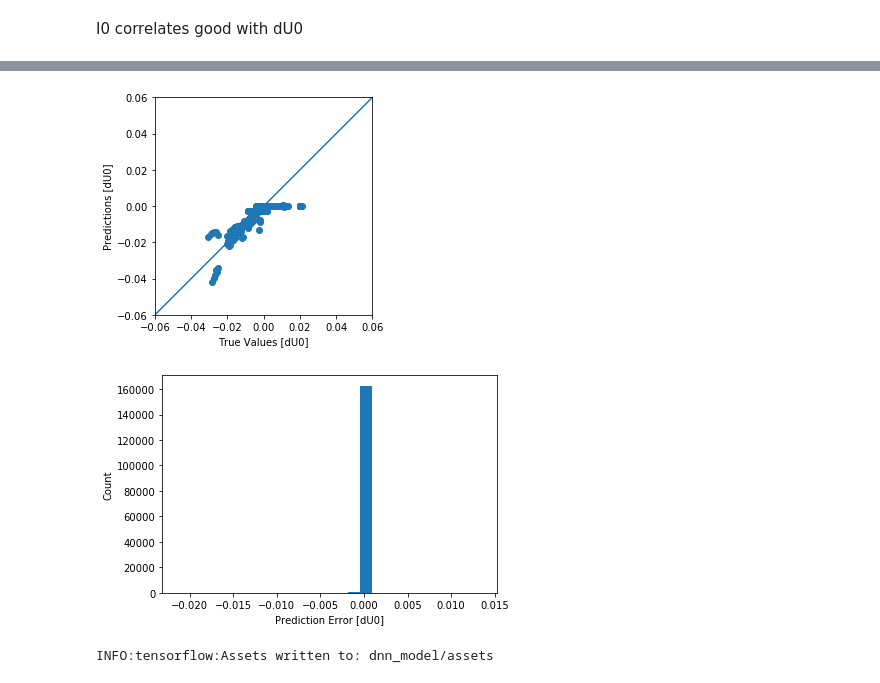
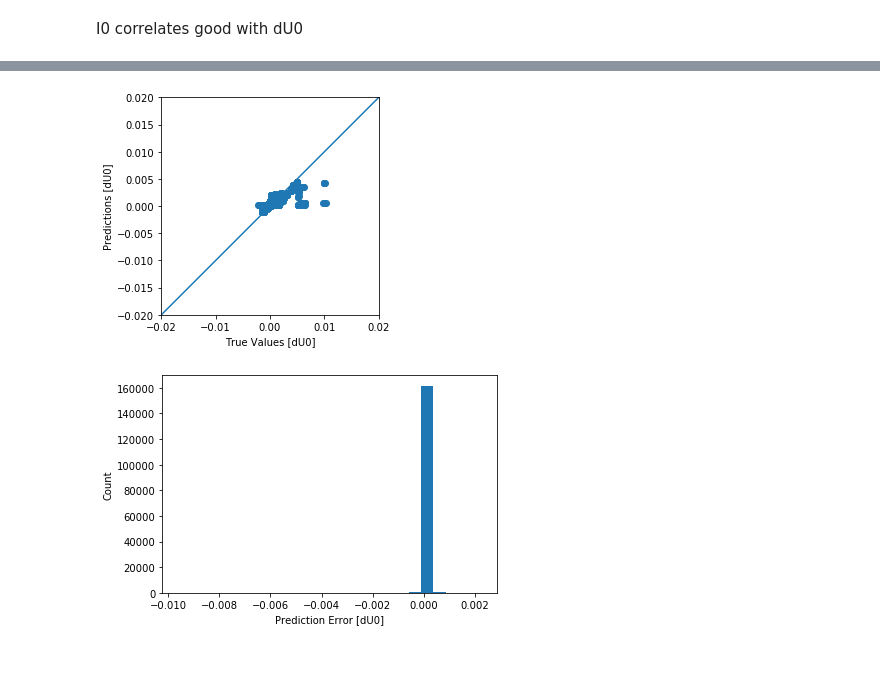
Before and after one commit to RomanovaDI/tbnnTurbulenceTraining, a Jupyter notebook: constantAngleSlopeDNS_U4e-1_A5_H1e-2_RANSsets/trainNN.ipynb, the cells around one changed output, grey strips where cells are left out. Cells and saved outputs as stored; diff of their text form; code cells hidden in the pictures.

```diff
--- a/constantAngleSlopeDNS_U4e-1_A5_H1e-2_RANSsets/trainNN.ipynb
+++ b/constantAngleSlopeDNS_U4e-1_A5_H1e-2_RANSsets/trainNN.ipynb
@@ -127,9 +148,9 @@ def readTensor(fileName, folder, time, sz):
 	arr.columns = [fileName[0]+'0', fileName[0]+'1', fileName[0]+'2', fileName[0]+'3', fileName[0]+'4',\
                    fileName[0]+'5', fileName[0]+'6', fileName[0]+'7', fileName[0]+'8']
 	arr.loc[:,:] = arr.loc[:,:].astype(float)
-	return arr
-#	return arr[[fileName[0]+'0', fileName[0]+'1', fileName[0]+'2', fileName[0]+'4',\
-#                   fileName[0]+'5', fileName[0]+'8']]
+#	return arr
+	return arr[[fileName[0]+'0', fileName[0]+'1', fileName[0]+'2', fileName[0]+'4',\
+                   fileName[0]+'5', fileName[0]+'8']]
 # %%
 def readVector(fileName, folder, time, sz):
 	arr = pd.read_csv(folder+time+'/'+time+'/'+fileName[0], header=None, skiprows=23, nrows=sz, dtype=str)
@@ -754,9 +516,9 @@ Non-trainable params: 221
 _________________________________________________________________
 # %%
 %%time
-history = dnn_model.fit(
+history_dnn = dnn_model.fit(
     train_features,
     train_labels['dU0'],
     validation_split=0.2,
-    verbose=0, epochs=100)
+    verbose=0, epochs=20)
 # %% [output]
@@ -783,25 +542,21 @@ test_predictions = dnn_model.predict(test_features).flatten()
 # %%
 a = plt.axes(aspect='equal')
 plt.scatter(test_labels['dU0'], test_predictions)
 plt.xlabel('True Values [dU0]')
 plt.ylabel('Predictions [dU0]')
-lims = [-0.06, 0.06]
+lims = [-0.02, 0.02]
 plt.xlim(lims)
 plt.ylim(lims)
 _ = plt.plot(lims, lims)
 # %% [output]
-[figure, old version]
+[figure, new version]
 # %%
 error = test_predictions - test_labels['dU0']
 plt.hist(error, bins=25)
 plt.xlabel('Prediction Error [dU0]')
 _ = plt.ylabel('Count')
 # %% [output]
-[figure, old version]
+[figure, new version]
-# %%
-dnn_model.save('dnn_model')
-# %% [output]
-INFO:tensorflow:Assets written to: dnn_model/assets
 # %%
 AE_model = keras.Sequential([
     normalizer,
```
Also changed, not shown: parts of 156 cells of this notebook.
